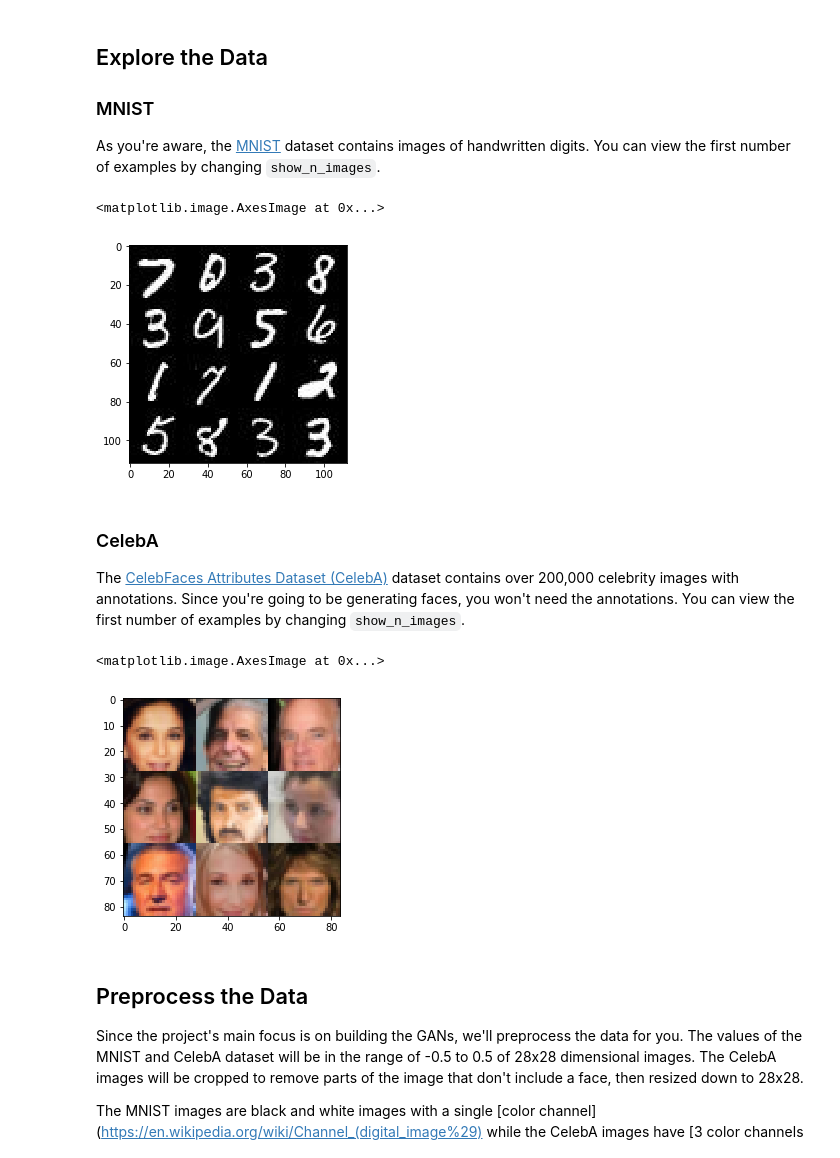
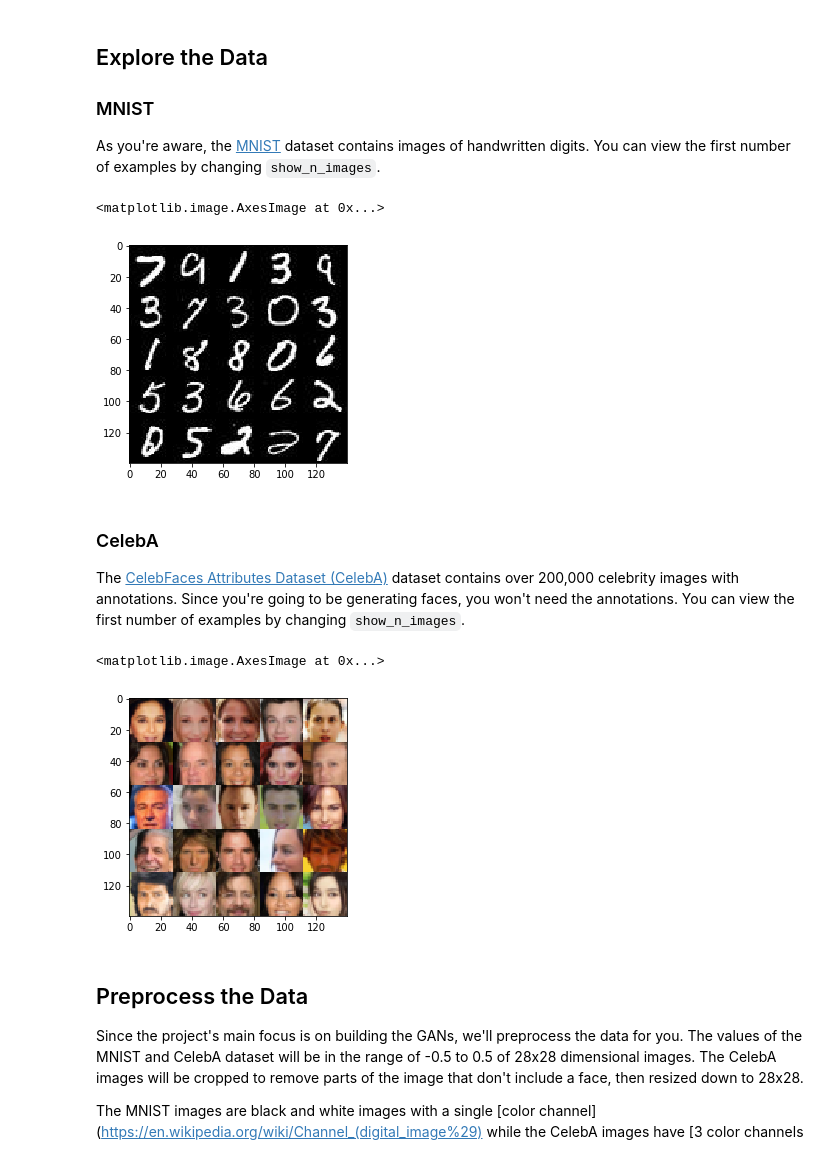
Before and after one commit to nehal96/Face-Generation-DCGAN, a Jupyter notebook: dlnd_face_generation.ipynb, the cells around one changed output. Cells and saved outputs as stored; diff of their text form; code cells hidden in the pictures.

```diff
--- a/dlnd_face_generation.ipynb
+++ b/dlnd_face_generation.ipynb
@@ -31,7 +31,7 @@ Found celeba Data
 ### MNIST
 As you're aware, the [MNIST](http://yann.lecun.com/exdb/mnist/) dataset contains images of handwritten digits. You can view the first number of examples by changing `show_n_images`.
 # %%
-show_n_images = 16
+show_n_images = 25
 
 """
 DON'T MODIFY ANYTHING IN THIS CELL
@@ -45,21 +45,21 @@ mnist_images = helper.get_batch(glob(os.path.join(data_dir, 'mnist/*.jpg'))[:sho
 pyplot.imshow(helper.images_square_grid(mnist_images, 'L'), cmap='gray')
 # %% [output]
 <matplotlib.image.AxesImage at 0x...>
-[figure, old version]
+[figure, new version]
 # %% [markdown]
 ### CelebA
 The [CelebFaces Attributes Dataset (CelebA)](http://mmlab.ie.cuhk.edu.hk/projects/CelebA.html) dataset contains over 200,000 celebrity images with annotations.  Since you're going to be generating faces, you won't need the annotations.  You can view the first number of examples by changing `show_n_images`.
 # %%
-show_n_images = 9
+show_n_images = 25
 
 """
 DON'T MODIFY ANYTHING IN THIS CELL
 """
 mnist_images = helper.get_batch(glob(os.path.join(data_dir, 'img_align_celeba/*.jpg'))[:show_n_images], 28, 28, 'RGB')
 pyplot.imshow(helper.images_square_grid(mnist_images, 'RGB'))
 # %% [output]
 <matplotlib.image.AxesImage at 0x...>
-[figure, old version]
+[figure, new version]
 # %% [markdown]
 ## Preprocess the Data
 Since the project's main focus is on building the GANs, we'll preprocess the data for you.  The values of the MNIST and CelebA dataset will be in the range of -0.5 to 0.5 of 28x28 dimensional images.  The CelebA images will be cropped to remove parts of the image that don't include a face, then resized down to 28x28.
```
Also changed, not shown: parts of 5 cells of this notebook, 1 other file.
